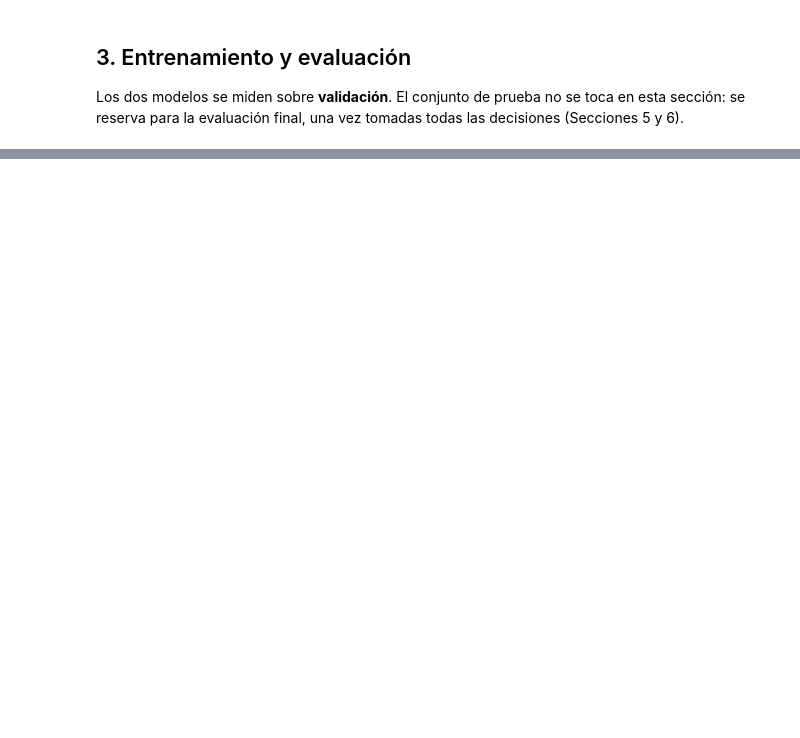
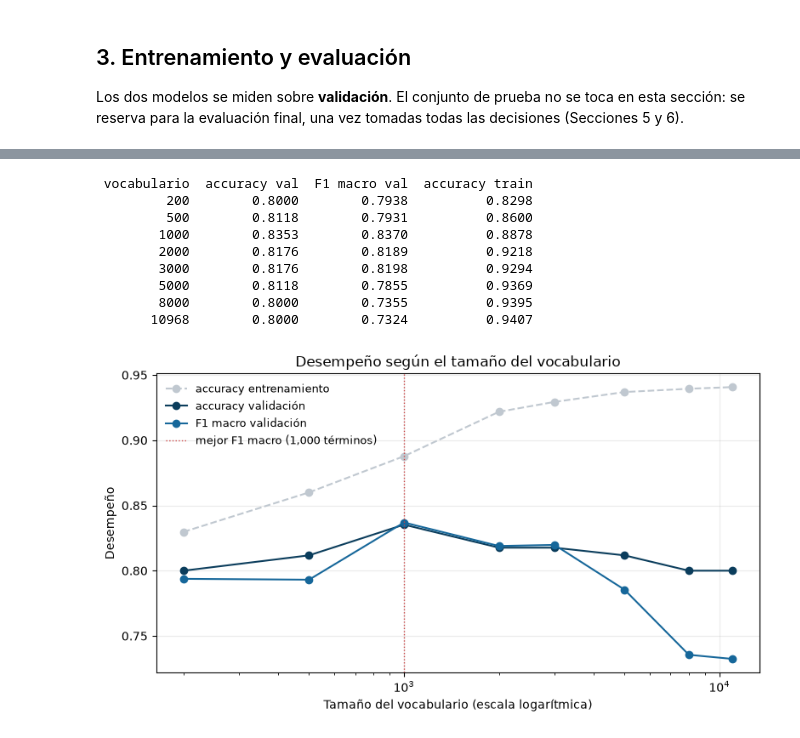
Before and after one commit to MrCifristo/NaturalLanguageProcessing, a Jupyter notebook: lab3-nlp/lab3.ipynb, the cells around one changed output, grey strips where cells are left out. Saved outputs shown, nothing was run; the diff lists cells and outputs as text; code cells hidden in the pictures; blank space fills up the shorter version.

```diff
--- a/lab3-nlp/lab3.ipynb
+++ b/lab3-nlp/lab3.ipynb
@@ -518,0 +839,46 @@ Regulaciones**, con 7 errores cruzados, y es la que se analiza en la Sección 4.
+# %%
+# --- 5.2 ¿Dónde está el tamaño óptimo de vocabulario? ---
+tamanos = [200, 500, 1000, 2000, 3000, 5000, 8000, len(vocab_bow)]
+barrido = []
+
+for k in tamanos:
+    v = CountVectorizer(max_features=k)
+    A, B = v.fit_transform(X_train_txt), v.transform(X_val_txt)
+    m = MultinomialNB().fit(A, y_train)
+    pred = m.predict(B)
+    barrido.append({
+        "vocabulario": A.shape[1],
+        "accuracy val": accuracy_score(y_val, pred),
+        "F1 macro val": f1_score(y_val, pred, average="macro"),
+        "accuracy train": m.score(A, y_train),
+    })
+
+barrido = pd.DataFrame(barrido)
+print(barrido.to_string(index=False, float_format="{:.4f}".format))
+
+plt.figure(figsize=(8, 4.5))
+plt.plot(barrido["vocabulario"], barrido["accuracy train"], "o--", color="#c0c8d0", label="accuracy entrenamiento")
+plt.plot(barrido["vocabulario"], barrido["accuracy val"], "o-", color="#0b3d5c", label="accuracy validación")
+plt.plot(barrido["vocabulario"], barrido["F1 macro val"], "o-", color="#16679a", label="F1 macro validación")
+mejor = barrido.loc[barrido["F1 macro val"].idxmax(), "vocabulario"]
+plt.axvline(mejor, color="#c44", lw=1, ls=":", label=f"mejor F1 macro ({mejor:,} términos)")
+plt.xscale("log")
+plt.xlabel("Tamaño del vocabulario (escala logarítmica)")
+plt.ylabel("Desempeño")
+plt.title("Desempeño según el tamaño del vocabulario")
+plt.legend(frameon=False, fontsize=9)
+plt.grid(alpha=0.25)
+plt.tight_layout()
+plt.savefig("reporte/img/max_features.png", dpi=120)
+plt.show()
+# %% [output]
+ vocabulario  accuracy val  F1 macro val  accuracy train
+         200        0.8000        0.7938          0.8298
+         500        0.8118        0.7931          0.8600
+        1000        0.8353        0.8370          0.8878
+        2000        0.8176        0.8189          0.9218
+        3000        0.8176        0.8198          0.9294
+        5000        0.8118        0.7855          0.9369
+        8000        0.8000        0.7355          0.9395
+       10968        0.8000        0.7324          0.9407
+[figure, added]
```
Also changed, not shown: parts of 26 cells of this notebook, 2 other files.
